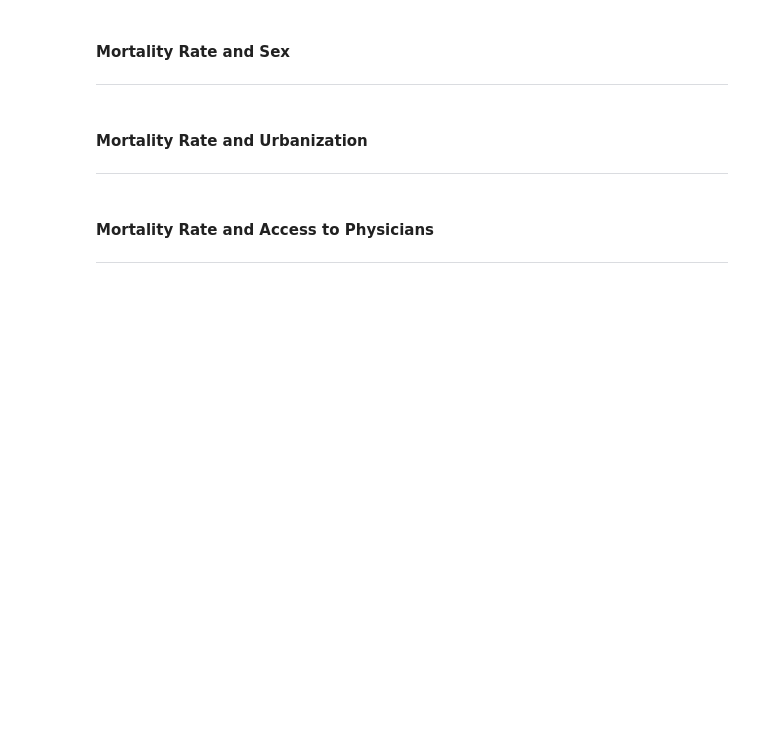
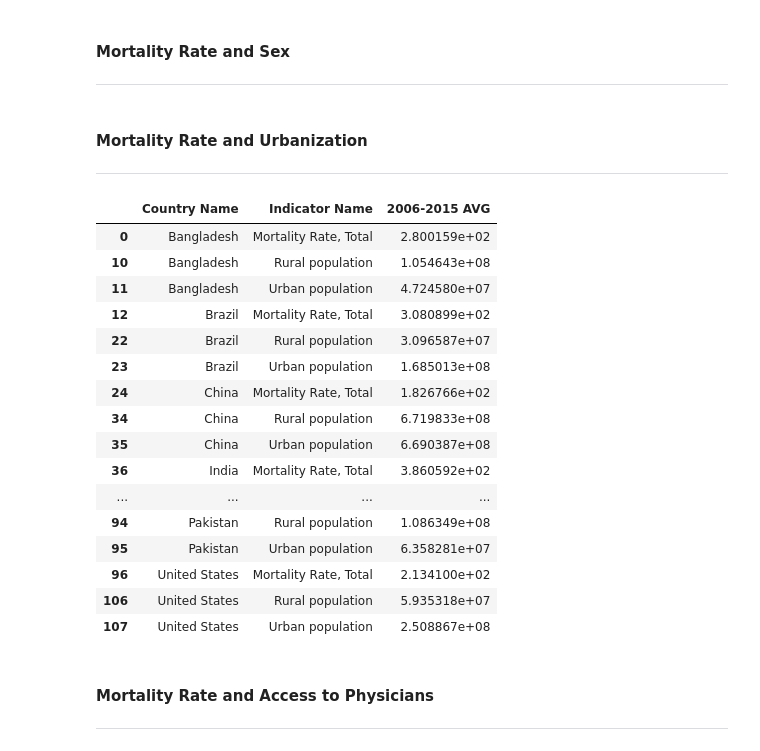
Before and after one commit to ralphy32/project_1, a Jupyter notebook: project1.ipynb, the cells around one changed output. Cells and saved outputs as stored; diff of their text form; code cells hidden in the pictures; blank space fills up the shorter version.

```diff
--- a/project1.ipynb
+++ b/project1.ipynb
@@ -189,3 +176,28 @@ final_cleaned_df
+# %%
+# Create dataframe to run visualization on
+urbanization_df = final_cleaned_df.loc[(final_cleaned_df["Indicator Name"] == "Mortality Rate, Total") |
+(final_cleaned_df["Indicator Name"] == "Rural population") |
+(final_cleaned_df["Indicator Name"] == "Urban population")
+,:]
+urbanization_df
+# %% [output]
+|  | Country Name | Indicator Name | 2006-2015 AVG |
+| 0 | Bangladesh | Mortality Rate, Total | 2.800159e+02 |
+| 10 | Bangladesh | Rural population | 1.054643e+08 |
+| 11 | Bangladesh | Urban population | 4.724580e+07 |
+| 12 | Brazil | Mortality Rate, Total | 3.080899e+02 |
+| 22 | Brazil | Rural population | 3.096587e+07 |
+| 23 | Brazil | Urban population | 1.685013e+08 |
+| 24 | China | Mortality Rate, Total | 1.826766e+02 |
+| 34 | China | Rural population | 6.719833e+08 |
+| 35 | China | Urban population | 6.690387e+08 |
+| 36 | India | Mortality Rate, Total | 3.860592e+02 |
+| ... | ... | ... | ... |
+| 94 | Pakistan | Rural population | 1.086349e+08 |
+| 95 | Pakistan | Urban population | 6.358281e+07 |
+| 96 | United States | Mortality Rate, Total | 2.134100e+02 |
+| 106 | United States | Rural population | 5.935318e+07 |
+| 107 | United States | Urban population | 2.508867e+08 |
 # %% [markdown]
 #### Mortality Rate and Access to Physicians
 --------
```
Also changed, not shown: parts of 2 cells of this notebook.
